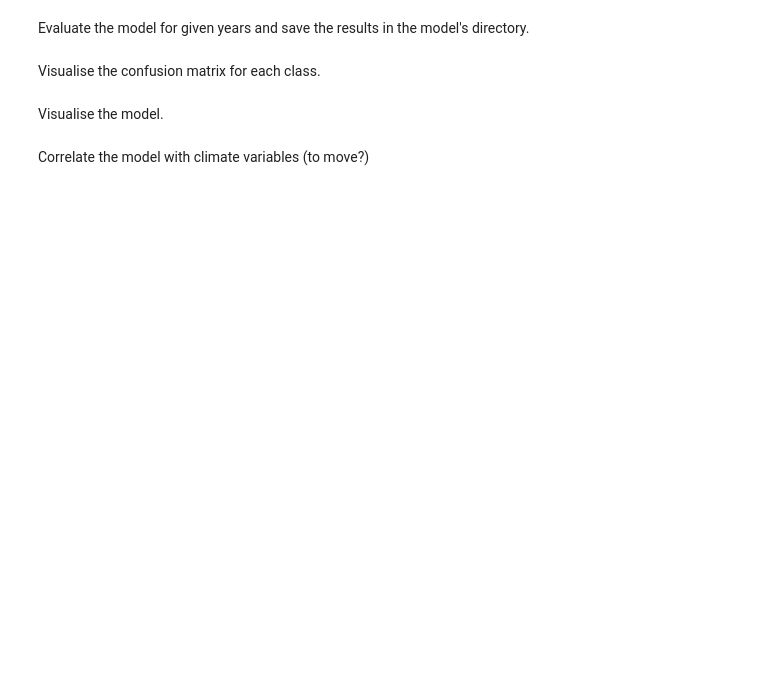
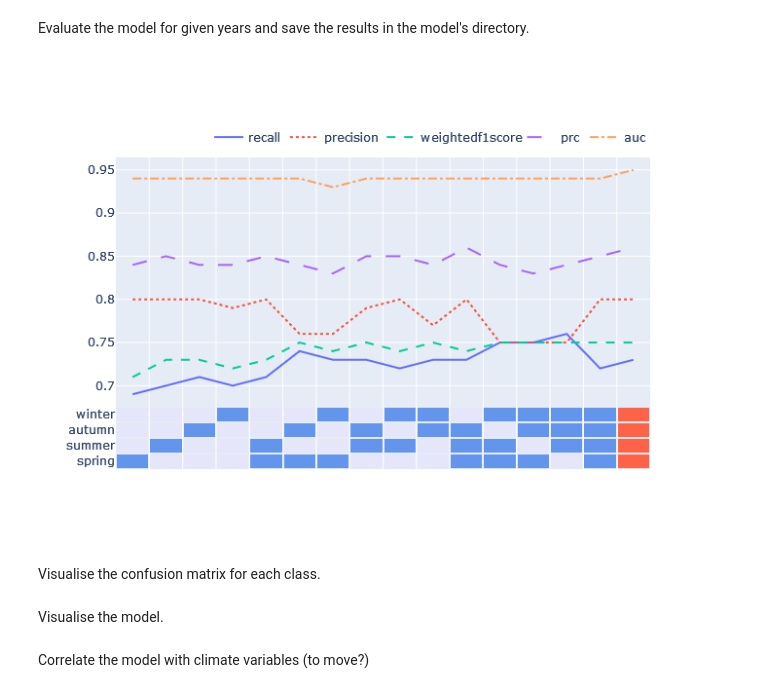
Before and after one commit to pj097/ClimateForestModeling, a Jupyter notebook: season_selection.ipynb, the cells around one changed output. Saved outputs shown, nothing was run; the diff lists cells and outputs as text; code cells hidden in the pictures; blank space fills up the shorter version.

Commit message:
finished data exploration section of report, starting analysis section, currently training band analysis

```diff
--- a/season_selection.ipynb
+++ b/season_selection.ipynb
@@ -70,9 +70,9 @@ season_combinations = list(itertools.chain.from_iterable(
 ))
 
 model_parent_dir = Path('models', 'season_selection')
-for seasons in [all_seasons]:
-# for seasons in (pbar := tqdm(season_combinations)):
-    # pbar.set_description('-'.join(seasons))
+for seasons in (pbar := tqdm(season_combinations)):
+    break
+    pbar.set_description('-'.join(seasons))
 
     selected_classes = utils.get_processed_labels()
     data_summary = utils.get_data_summary(
@@ -81,7 +81,7 @@ for seasons in [all_seasons]:
     model_dir = model_parent_dir.joinpath(
         f'{loss}-{len(selected_classes.index)}'
         f'-{selected_classes.shape[1]}-{len(band_indices)}'
-        f'-{"_".join(seasons)}-{batch_size}-{base_filters}-lstm'
+        f'-{"_".join(seasons)}-{batch_size}-{base_filters}'
     )
     model_dir.mkdir(parents=True, exist_ok=True)
 
@@ -128,27 +98,33 @@ Evaluate the model for given years and save the results in the model's directory
 # %%
 reload(plot_utils)
 
 best_metric = 'val_weightedf1score'
 best_rows = []
 
 for seasons in list(season_combinations):
     model_dirs = list(model_parent_dir.glob(f'*-{"_".join(seasons)}-*'))
 
-    for model_dir in reversed(model_dirs):
+    for model_dir in model_dirs:
         df = pd.read_csv(model_dir.joinpath('model.log'))
         best = df[df[best_metric] == df[best_metric].max()]
 
 
         if 'lstm' in str(model_dir):
             best[all_seasons_names] = [int(s in seasons)*2 for s in all_seasons]
         else:
             best[all_seasons_names] = [int(s in seasons) for s in all_seasons]
 
         best_rows.append(best)
 best_df = pd.concat(best_rows).round(2).reset_index(drop=True)
-plot_utils.PlotUtils().line_heatmap(
+fig = plot_utils.PlotUtils().line_heatmap(
     best_df, all_seasons_names, [0.2, 0.8]
 )
+figure_dir = Path('report', 'figures', 'figures_analysis')
+figure_dir.mkdir(exist_ok=True)
+fig.write_image(figure_dir.joinpath('seasonal_selection.pdf'))
+fig
+# %% [output]
+[figure, added]
 # %%
 # for eval_year in [2017, 2020, 2021, 2022, 2023]:
     # eval_generator = DataGenerator(
```
Also changed, not shown: parts of 1 cell of this notebook, 25 other files.
